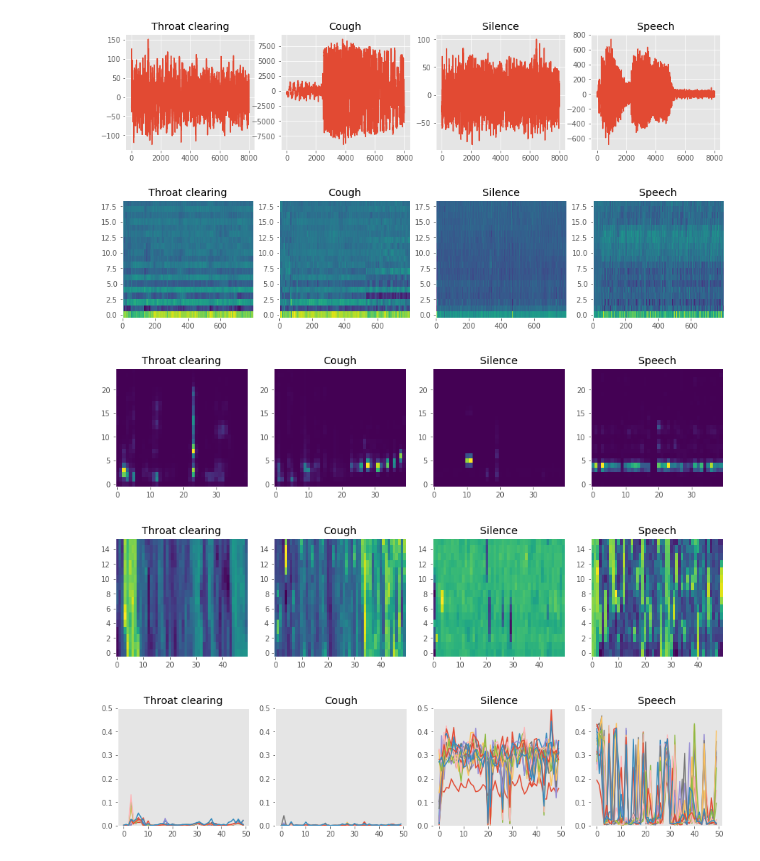
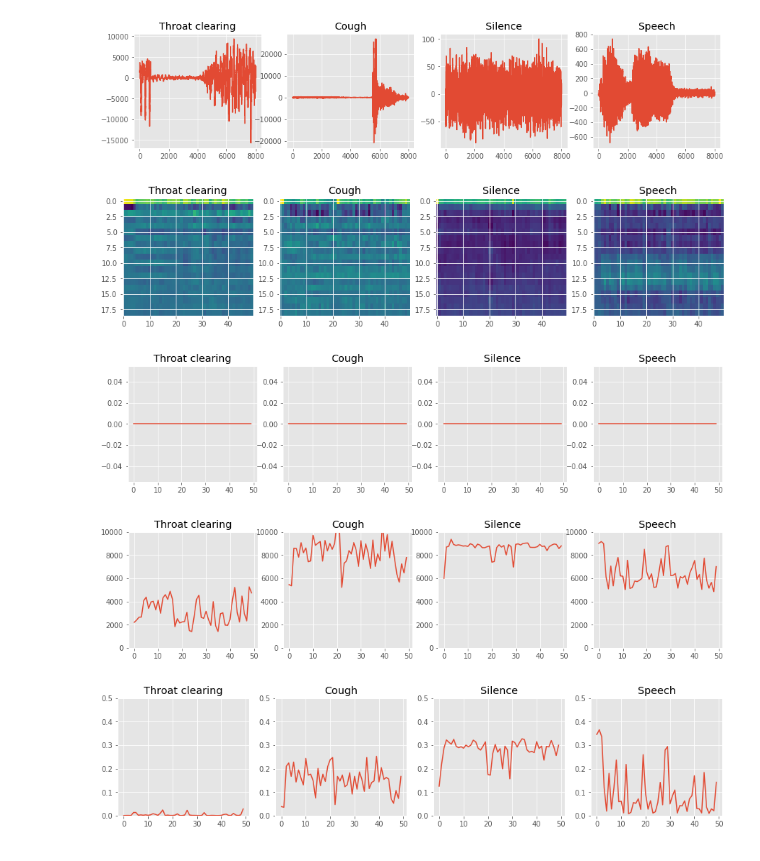
Before and after one commit to sspathak/SocialSafety, a Jupyter notebook: ML/filter_visualization.ipynb, the cells around one changed output. Cells and saved outputs as stored; diff of their text form; code cells hidden in the pictures.

```diff
--- a/ML/filter_visualization.ipynb
+++ b/ML/filter_visualization.ipynb
@@ -15,8 +15,8 @@ matplotlib.style.use('ggplot')
 # %%
 # Plot audio waveform
 
-filename_array = ["../CSVs/cough-data-throatclearing-2.csv",
-                  "../CSVs/cough-data-cough-2.csv",
+filename_array = ["../CSVs/cough-data-throatclearing-3.csv",
+                  "../CSVs/cough-data-cough-7.csv",
                   "../CSVs/cough-data-silence-0.csv",
                   "../CSVs/cough-data-speech-1.csv",
                  ]
@@ -44,7 +44,7 @@ for fil_arr in file_array_array:
     count +=1
 plt.show()
 # %% [output]
-[figure, old version]
+[figure, new version]
 # %%
 #Plot MFCC
 
@@ -65,42 +65,47 @@ for fil_arr in file_array_array:
     mfcc = []
     for index in range(50):
         mfcc_arr = feature_extractors.MFCC.get_feature_vector(fil_arr[index][:-1])[0][1:]
-        mfcc.extend(np.swapaxes(mfcc_arr, 1, 0))
+#         print(mfcc_arr)
+        mfcc.append(mfcc_arr)
     mfcc = np.swapaxes(mfcc, 1, 0)
     axes[count].imshow(mfcc, aspect="auto")
-    axes[count].grid(False)
-    axes[count].invert_yaxis()
+#     axes[count].plot(mfcc_arr)
+#     axes[count].grid(False)
+#     axes[count].invert_yaxis()
     count +=1
 plt.show()
 # %% [output]
-[figure, old version]
+[figure, new version]
 # %%
 #Plot power spectral density
 fig1 = plt.figure(figsize=(15, 3))
 ax1 = fig1.add_subplot(141)
 ax2 = fig1.add_subplot(142)
 ax3 = fig1.add_subplot(143)
 ax4 = fig1.add_subplot(144)
 ax1.title.set_text("Throat clearing")
 ax2.title.set_text("Cough")
 ax3.title.set_text("Silence")
 ax4.title.set_text("Speech")
 axes = [ax1, ax2, ax3, ax4]
 count = 0
 
 for fil_arr in file_array_array:
     psd = []
-    for index in range(10,50):
+    psd_armx = []
+    for index in range(0,50):
         psd_arr = feature_extractors.power_spectral_density.get_feature_vector(fil_arr[index])[0]
+        psd_armx.append(np.argmax(psd_arr))
         psd.append(psd_arr)
-    psd = np.swapaxes(psd, 1, 0)
-    axes[count].imshow(psd[0:25], aspect="auto")
-    axes[count].grid(False)
-    axes[count].invert_yaxis()
+#     psd = np.swapaxes(psd, 1, 0)
+#     axes[count].imshow(psd[0:25], aspect="auto")
+    axes[count].plot(psd_armx)
+#     axes[count].grid(False)
+#     axes[count].invert_yaxis()
     count +=1
 plt.show()
 # %% [output]
-[figure, old version]
+[figure, new version]
 # %%
 # Plot spectral centroids
 
@@ -114,27 +119,28 @@ ax2.title.set_text("Cough")
 ax3.title.set_text("Silence")
 ax4.title.set_text("Speech")
 
-# y_limit = 10 ** 8
-# ax1.set_ylim([0,y_limit])
-# ax2.set_ylim([0,y_limit])
-# ax3.set_ylim([0,y_limit])
-# ax4.set_ylim([0,y_limit])
+y_limit = 10 ** 4
+ax1.set_ylim([0,y_limit])
+ax2.set_ylim([0,y_limit])
+ax3.set_ylim([0,y_limit])
+ax4.set_ylim([0,y_limit])
 
 axes = [ax1, ax2, ax3, ax4]
 count = 0
-
+index = 5
 for fil_arr in file_array_array:
     centroid = []
     for index in range(0,50):
         centroid_arr = feature_extractors.spectral_centroid.get_feature_vector(fil_arr[index])[0]
         centroid.append(centroid_arr[0])
-    centroid = np.swapaxes(centroid, 1, 0)
-    axes[count].imshow(centroid, aspect="auto")
-    axes[count].grid(False)
-    axes[count].invert_yaxis()
+#     centroid = np.swapaxes(centroid, 1, 0)
+    axes[count].plot(centroid)
+#     axes[count].imshow(centroid, aspect="auto")
+#     axes[count].grid(False)
+#     axes[count].invert_yaxis()
     count +=1
 # %% [output]
-[figure, old version]
+[figure, new version]
 # %%
 # Plot spectral flatness
 
@@ -162,14 +168,14 @@ for fil_arr in file_array_array:
     for index in range(0,50):
         flatness_arr = feature_extractors.spectral_flatness.get_feature_vector(fil_arr[index])[0]
         flatness.append(flatness_arr[0])
-    centroid = np.swapaxes(flatness, 1, 0)
+#     centroid = np.swapaxes(flatness, 1, 0)
 #     axes[count].imshow(flatness, aspect="auto")
-    axes[count].grid(False)
+#     axes[count].grid(False)
 #     axes[count].invert_yaxis()
     axes[count].plot(flatness)
     count +=1
 # %% [output]
-[figure, old version]
+[figure, new version]
 # %%
 fig1 = plt.figure(figsize=(15, 3))
 ax1 = fig1.add_subplot(141)
```
Also changed, not shown: parts of 3 cells of this notebook, 12 other files.
